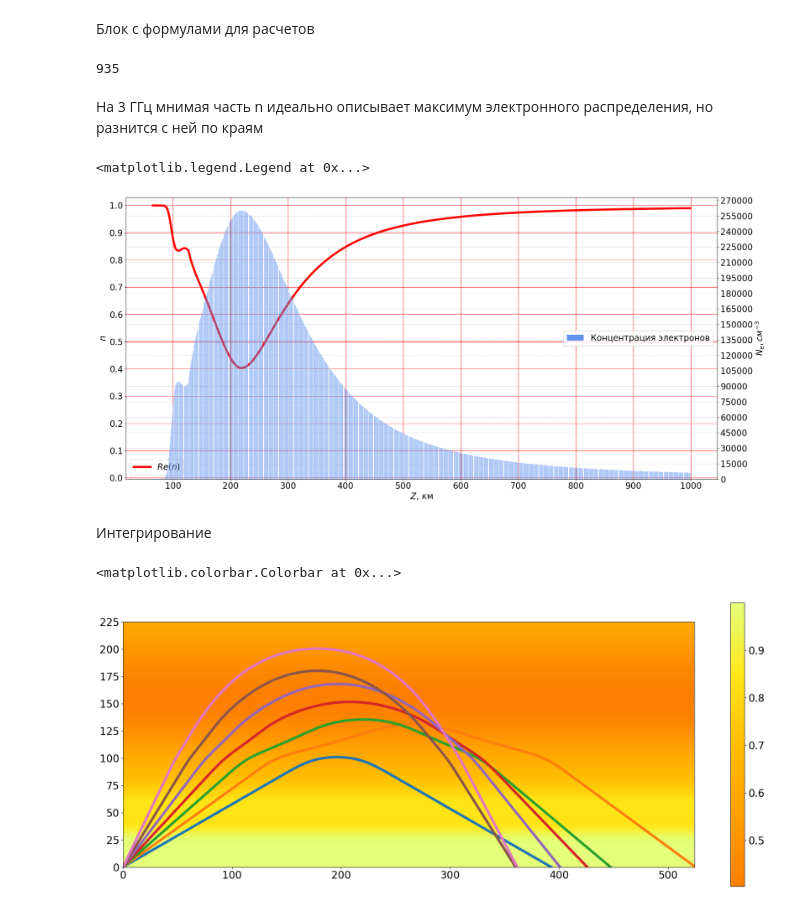
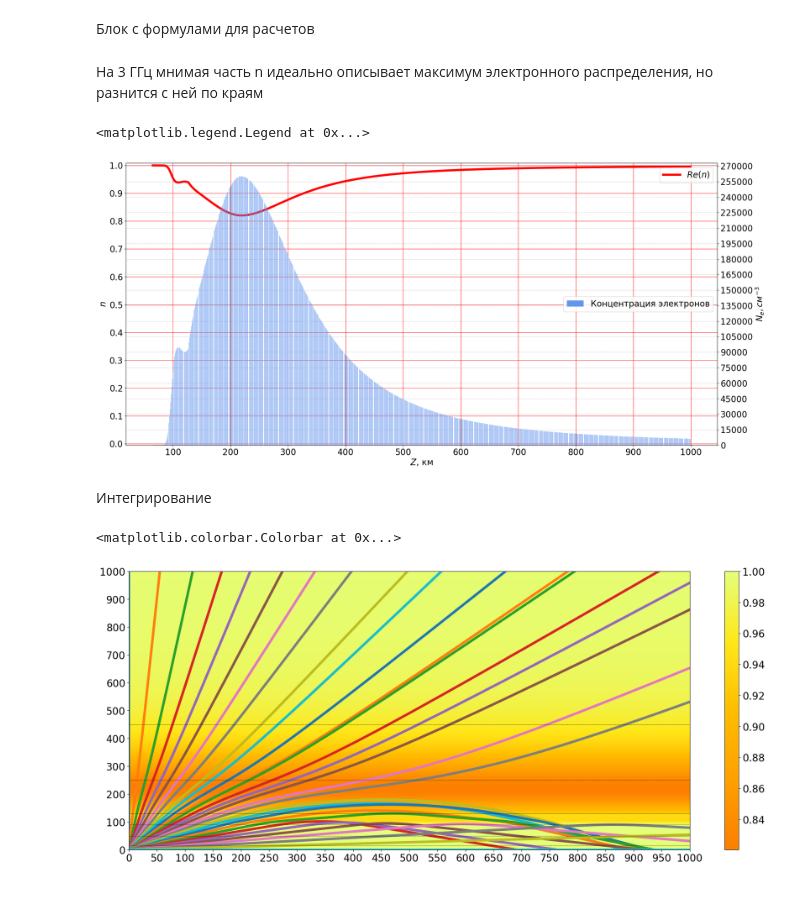
Before and after one commit to astronom-v-cube/exam_rrv, a Jupyter notebook: 5.ipynb, the cells around one changed output. Cells and saved outputs as stored; diff of their text form; code cells hidden in the pictures.

```diff
--- a/5.ipynb
+++ b/5.ipynb
@@ -61,22 +58,25 @@ else:
 # %%
 date = dt.datetime(int(NRLMSIS_day[0][0]), int(NRLMSIS_day[0][1]), int(NRLMSIS_day[0][2]), int(NRLMSIS_day[0][4]))
 
+if 0:
+    z, N_e = z_night, N_e_night
+    layers = [15, 50, 130, 250, 450]
+else:
+    z, N_e = z_day, N_e_day
+    layers = [15, 50, 90, 130, 250, 450]
+
 e_charge = 4.8e-10
 mass_e = 9.1094e-28
-omega = 2 * pi * (5 * 1e6)
+omega = 2 * pi * (8 * 1e6)
 # %% [markdown]
 Блок с формулами для расчетов
 # %%
 omega_plasm = sqrt((4 * pi * (e_charge ** 2) * N_e / mass_e))
 n_quad = 1 - ((omega_plasm**2)/(omega ** 2))
 n = sqrt(n_quad + 0j)
-n_for_graph = sqrt(n_quad)
+n_for_graph = np.pad(sqrt(abs(n_quad)), (1000 - len(n), 0), mode='constant', constant_values=1)
 # %%
 interpol_n = interp1d(z, n, kind = 'cubic')
-# %%
-len(N_e)
-# %% [output]
-935
 # %% [markdown]
 На 3 ГГц мнимая часть n идеально описывает максимум электронного распределения, но разнится с ней по краям
 # %%
@@ -100,7 +100,7 @@ ax2.grid(which='major', color = 'dimgrey', linestyle = ':', linewidth = 0.5)
 plt.legend(loc = 'center right')
 # %% [output]
 <matplotlib.legend.Legend at 0x...>
-[figure, old version]
+[figure, new version]
 # %% [markdown]
 Интегрирование
 # %%
@@ -134,20 +134,28 @@ def solve(n, z0, teta_0, phi_0, t):
 # %%
 x_max_on_line = []
 z_max_on_line = []
 
 fig = plt.figure(figsize=(25, 10))
+ax = fig.gca()
 
-for theta in np.linspace(pi/3, pi/7, 7):
-    t = np.linspace(0, 1000e3, 2**8) # читай как оптический путь
+for theta in np.linspace(0, pi/2, 30):
+    t = np.linspace(0, 10000e3, 2**12) # читай как оптический путь
     x, y, z, p_z = solve(interpol_n, 0, theta, 0, t)
     x_max_on_line.append(int(x.max()/1e3))
     z_max_on_line.append(int(z.max()/1e3))
     plt.plot(x/1e3, z/1e3, linewidth=5)
 
-plt.imshow(np.tile(n_for_graph.reshape(-1, 1)[0:np.array(z_max_on_line).max() + 25], np.array(x_max_on_line).max()), origin='lower', cmap=plt.cm.Wistia.reversed())
-plt.ylim(0, np.array(z_max_on_line).max() + 25)
-plt.xlim(0, np.array(x_max_on_line).max())
+z_max, x_max = np.array(z_max_on_line).max(), np.array(x_max_on_line).max()
+
+for index, layer in enumerate(layers):
+    plt.plot((0, x_max), (layer, layer), c = 'k', linestyle = '--', linewidth = 0.5)
+
+plt.imshow(np.tile(n_for_graph.reshape(-1, 1)[0:z_max + 15], x_max), origin='lower', cmap=plt.cm.Wistia.reversed(), aspect='auto')
+ax.yaxis.set_major_locator(ticker.MultipleLocator(100))
+ax.xaxis.set_major_locator(ticker.MultipleLocator(50))
+plt.ylim(0, z_max + 15) if z_max < 985 else plt.ylim(0, 1000)
+plt.xlim(0, x_max) if x_max < 1000 else plt.xlim(0, 1000)
 plt.colorbar()
 # %% [output]
 <matplotlib.colorbar.Colorbar at 0x...>
-[figure, old version]
+[figure, new version]
```
Also changed, not shown: parts of 3 cells of this notebook.
